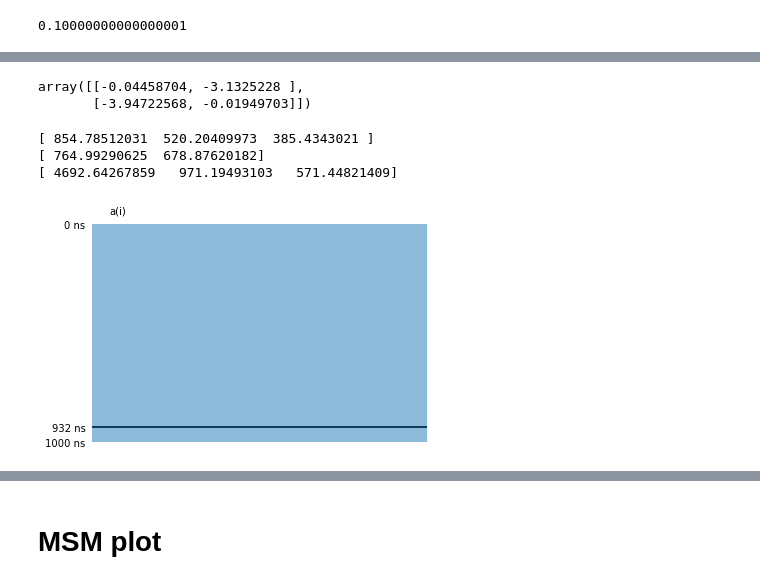
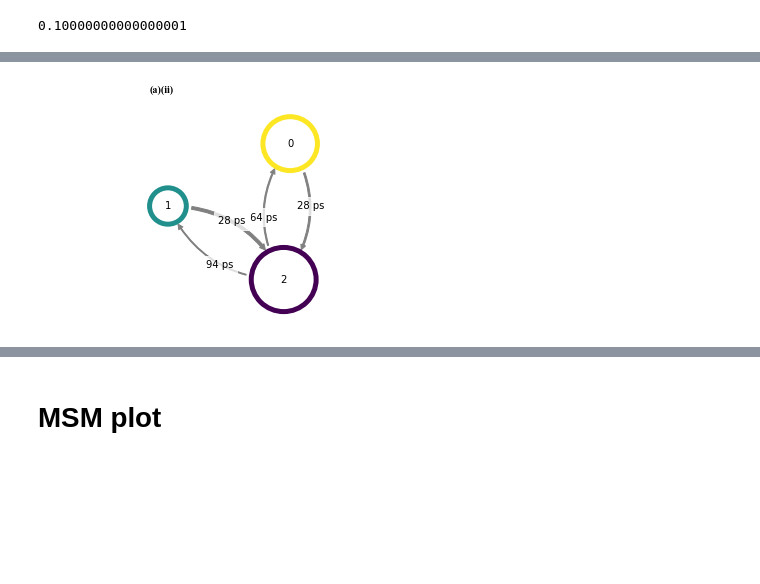
Before and after one commit to RobertArbon/water_diffusion, a Jupyter notebook: paper/4_fig_4_hmm_plots.ipynb, the cells around one changed output, grey strips where cells are left out. Saved outputs shown, nothing was run; the diff lists cells and outputs as text; code cells hidden in the pictures; blank space fills up the shorter version.

```diff
--- a/paper/4_fig_4_hmm_plots.ipynb
+++ b/paper/4_fig_4_hmm_plots.ipynb
@@ -198,39 +128,8 @@ plot_network(bhmms[0], axes, 'a', pad=0.3)
-# %%
-T = bhmms[0].sample_mean('transition_matrix')
-np.log(T)
-# ts = -lag_ps/np.log(T)
-# %% [output]
-array([[-0.04458704, -3.1325228 ],
-       [-3.94722568, -0.01949703]])
-# %%
-print(hmms[1].timescales())
-print(msms[1].timescales(k=2))
-print(bhmms[1].sample_mean('timescales'))
-# %% [output]
-[ 854.78512031  520.20409973  385.4343021 ]
-[ 764.99290625  678.87620182]
-[ 4692.64267859   971.19493103   571.44821409]
-# %%
-def plot_progress(ax, idx, let):
-    TRAJ_LEN=1000
-    ax.tick_params(which='both', labelbottom=False,labelleft=True,labeltop=False,labelright=False,
-                      bottom=False, left=False, top=False, right=False)
-    ax.barh(np.array([idx]), np.array([1]), height=10, zorder=1, color='k')
-    ax.barh(np.arange(TRAJ_LEN)+0.5, np.ones(TRAJ_LEN), height=1, zorder=1, alpha=0.5)
-    ax.set_xlim(0,1)
-    ax.set_ylim(0, TRAJ_LEN)
-    ax.invert_yaxis()
-    _ = [x.set_visible(False) for x in ax.spines.values()]
-    ax.yaxis.set_major_locator(ticker.FixedLocator(locs=[0, idx, TRAJ_LEN]))
-    formatter = matplotlib.ticker.StrMethodFormatter('{x} ns')
-    ax.yaxis.set_major_formatter(formatter)
-#     ax.xaxis.set_tick_params(rotation=45)
-    ax.annotate(s='{}(i)'.format(let), xy=(0.05, 1.05), xycoords='axes fraction')
-
-fig, ax = plt.subplots()
-plot_progress(ax, 932, let='a')
-# %% [output]
-[figure, removed]
+# %%
+fig, axes = plt.subplots(1)
+plot_network(bhmms[1], axes, 'a', pad=0.3)
+# %% [output]
+[figure, added]
 # %%
 def plot_image(ax, idx, let, coords, T):
     # scatter plot
```
Also changed, not shown: parts of 26 cells of this notebook.
